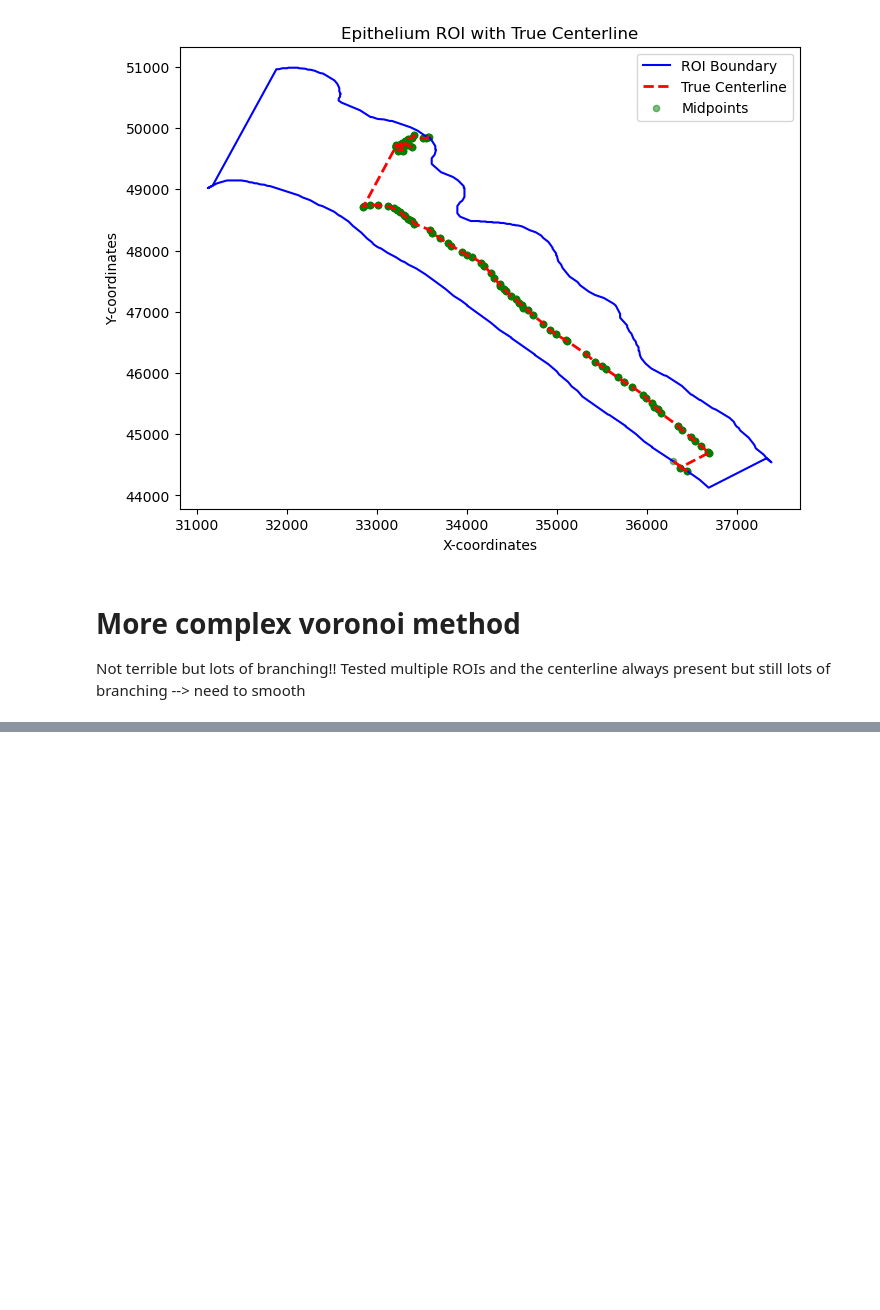
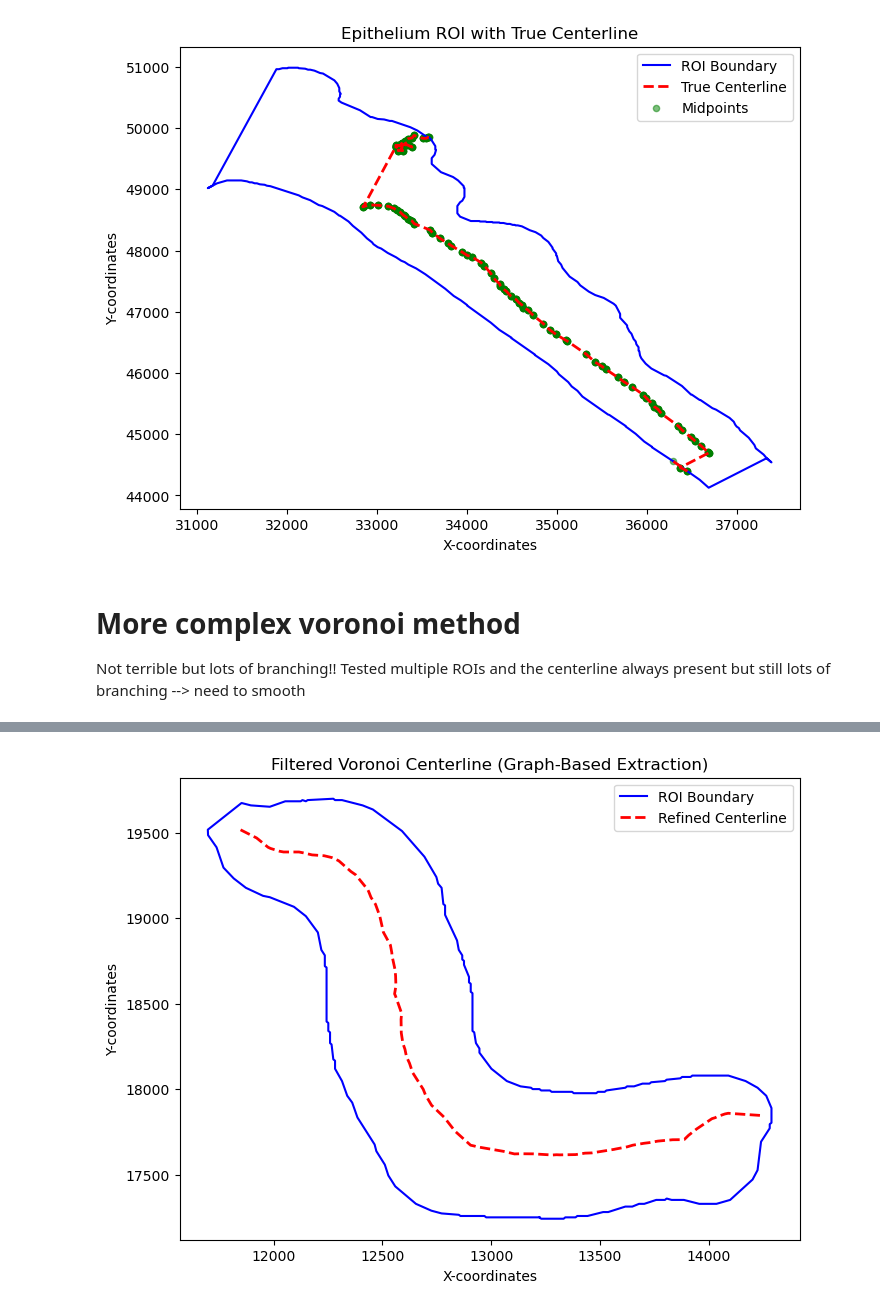
Before and after one commit to Satanna1/Cancer_Project_2025, a Jupyter notebook: Centerline_Shapely_Sheel.ipynb, the cells around one changed output, grey strips where cells are left out. Saved outputs shown, nothing was run; the diff lists cells and outputs as text; code cells hidden in the pictures; blank space fills up the shorter version.

```diff
--- a/Centerline_Shapely_Sheel.ipynb
+++ b/Centerline_Shapely_Sheel.ipynb
@@ -270,0 +283,94 @@ Voronoi Medial Axis Length: 32737.314621862784
+# %%
+import numpy as np
+import networkx as nx
+import matplotlib.pyplot as plt
+from shapely.geometry import Polygon, LineString, MultiLineString
+from shapely.ops import unary_union
+from scipy.spatial import Voronoi
+
+# Select an example ROI polygon
+roi_polygon = roi_polygons["ROI_1"]  # Change for different ROIs
+
+# Step 1: Extract boundary points from the polygon
+boundary_coords = np.array(roi_polygon.exterior.coords)
+
+# Step 2: Compute Voronoi diagram from boundary points
+vor = Voronoi(boundary_coords)
+
+# Step 3: Extract Voronoi edges and filter those inside the polygon
+valid_lines = []
+for vpair in vor.ridge_vertices:
+    if -1 in vpair:  # Ignore infinite edges
+        continue
+    p1, p2 = vor.vertices[vpair[0]], vor.vertices[vpair[1]]
+    line = LineString([p1, p2])
+
+    # Keep only lines fully inside the polygon
+    if roi_polygon.contains(line):
+        valid_lines.append(line)
+
+# Merge valid lines into a single geometry
+medial_axis = unary_union(valid_lines)
+
+# Step 4: Convert Medial Axis to a Graph (For Merging Components)
+def medial_axis_to_graph(medial_axis):
+    """Convert medial axis lines into a NetworkX graph."""
+    G = nx.Graph()
+    if isinstance(medial_axis, MultiLineString):
+        for line in medial_axis.geoms:
+            coords = list(line.coords)
+            for i in range(len(coords) - 1):
+                G.add_edge(coords[i], coords[i + 1], weight=line.length)
+    elif isinstance(medial_axis, LineString):
+        coords = list(medial_axis.coords)
+        for i in range(len(coords) - 1):
+            G.add_edge(coords[i], coords[i + 1], weight=medial_axis.length)
+    return G
+
+# Convert to graph
+G = medial_axis_to_graph(medial_axis)
+
+# Step 5: Extract the Largest Connected Component
+largest_cc = max(nx.connected_components(G), key=len)  # Largest cluster
+G_largest = G.subgraph(largest_cc).copy()
+
+# Step 6: Find the Longest Path in the Largest Connected Component (Fix Applied!)
+if len(G_largest.nodes) > 0:
+    start_node = max(G_largest.nodes, key=lambda x: G_largest.degree[x], default=None)
+    if start_node:
+        # Find the farthest node from the start node
+        end_node = max(G_largest.nodes, key=lambda x: nx.shortest_path_length(G_largest, start_node, x), default=None)
+        if end_node:
+            longest_path = nx.shortest_path(G_largest, source=start_node, target=end_node)
+            centerline = LineString(longest_path)
+        else:
+            print("No valid endpoint found.")
+    else:
+        print("No valid start node found.")
+else:
+    print("Graph is empty after filtering.")
+
+
+# Convert path back to LineString
+centerline = LineString(longest_path)
+
+# Step 7: Compute and Print Centerline Length
+print("Refined Centerline Length:", centerline.length)
+
+# Step 8: Plot the ROI and the extracted centerline
+fig, ax = plt.subplots(figsize=(8, 6))
+
+# Plot ROI boundary
+x, y = roi_polygon.exterior.xy
+ax.plot(x, y, linestyle="-", color="blue", label="ROI Boundary")
+
+# Plot Centerline
+x_c, y_c = centerline.xy
+ax.plot(x_c, y_c, linestyle="--", color="red", linewidth=2, label="Refined Centerline")
+
+plt.xlabel("X-coordinates")
+plt.ylabel("Y-coordinates")
+plt.title("Filtered Voronoi Centerline (Graph-Based Extraction)")
+plt.legend()
+plt.show()
+# %% [output]
@@ -270,0 +378 @@ Voronoi Medial Axis Length: 32737.314621862784
+[figure, added]
```
Also changed, not shown: parts of 4 cells of this notebook, 1 other file.
